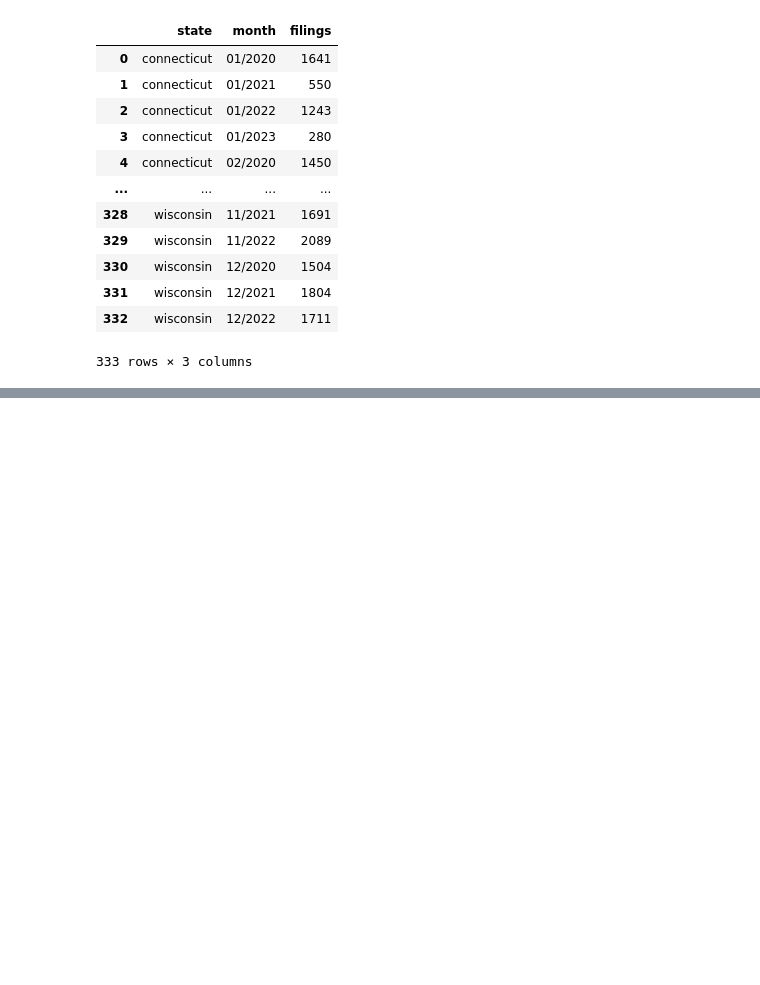
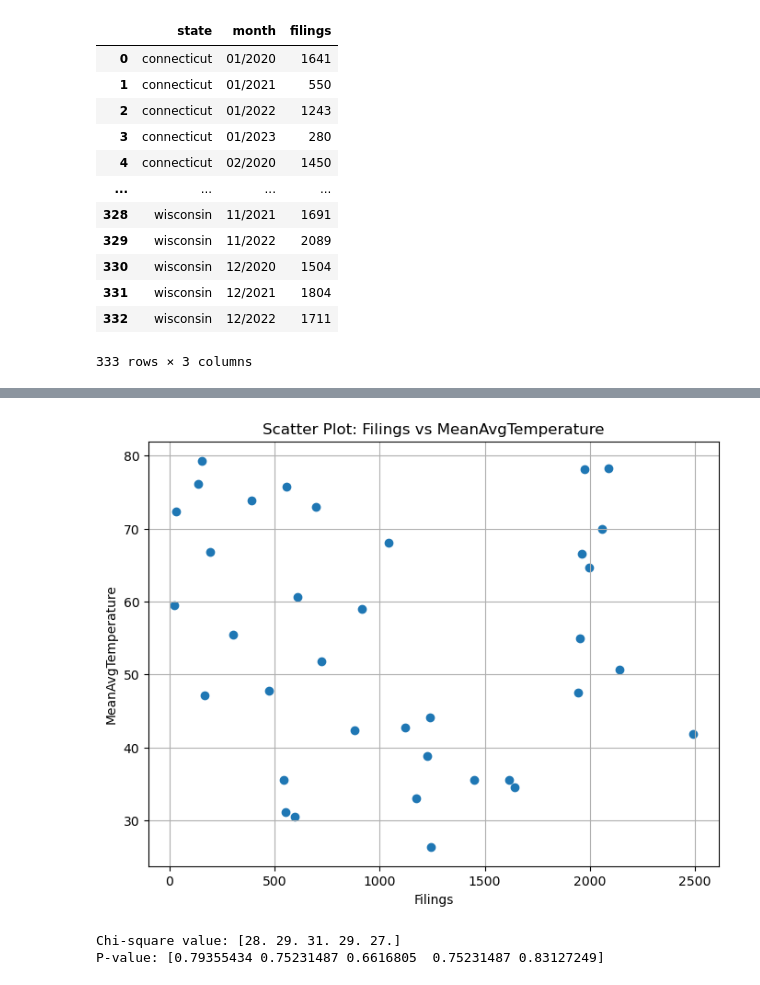
Before and after one commit to leon332157/348FinalProj, a Jupyter notebook: phuong.ipynb, the cells around one changed output, grey strips where cells are left out. Drawn from its saved outputs; the diff is of its cells as text; code cells hidden in the pictures; blank space fills up the shorter version.

Commit message:
update2
show association between filings vs meantemp with sample connecticut

```diff
--- a/phuong.ipynb
+++ b/phuong.ipynb
@@ -279,0 +280,12 @@ print(missouri_df)
+# %%
+# Merge the DataFrames based on 'month' and 'date' columns, assuming they represent the same information
+new_CT_df = pd.merge(connecticut_df, CT_df, left_on='month', right_on='Date', suffixes=('', '_CT'))
+
+# Drop the duplicate 'date' column after merging, if needed
+new_CT_df = new_CT_df.drop('month', axis=1)
+
+# Rename columns if required
+new_CT_df = new_CT_df.rename(columns={'MeanAvrTemperature': 'MeanTemp'})
+
+# Print the merged DataFrame
+new_CT_df.head(5)
@@ -279,0 +299,26 @@ print(missouri_df)
+# %%
+# Scatter plot for Connecticut Filings vs MeanAvgTemperature
+plt.figure(figsize=(8, 6))
+plt.scatter(new_CT_df['filings'], new_CT_df['MeanAvgTemperature'])
+plt.xlabel('Filings')
+plt.ylabel('MeanAvgTemperature')
+plt.title('Scatter Plot: Filings vs MeanAvgTemperature')
+plt.grid(True)
+plt.show()
+# %% [output]
+[figure, added]
+# %%
+# Discretize MeanAvgTemperature into bins
+new_CT_df['MeanTempBins'] = pd.cut(new_CT_df['MeanAvgTemperature'], bins=5)  # Adjust the number of bins as needed
+
+# Contingency table for chi-square test
+contingency_table = pd.crosstab(new_CT_df['filings'], new_CT_df['MeanTempBins'])
+
+# Perform chi-square test
+chi2, p_val = chisquare(contingency_table)
+
+print(f"Chi-square value: {chi2}")
+print(f"P-value: {p_val}")
+# %% [output]
+Chi-square value: [28. 29. 31. 29. 27.]
+P-value: [0.79355434 0.75231487 0.6616805  0.75231487 0.83127249]
```
Also changed, not shown: parts of 8 cells of this notebook.
